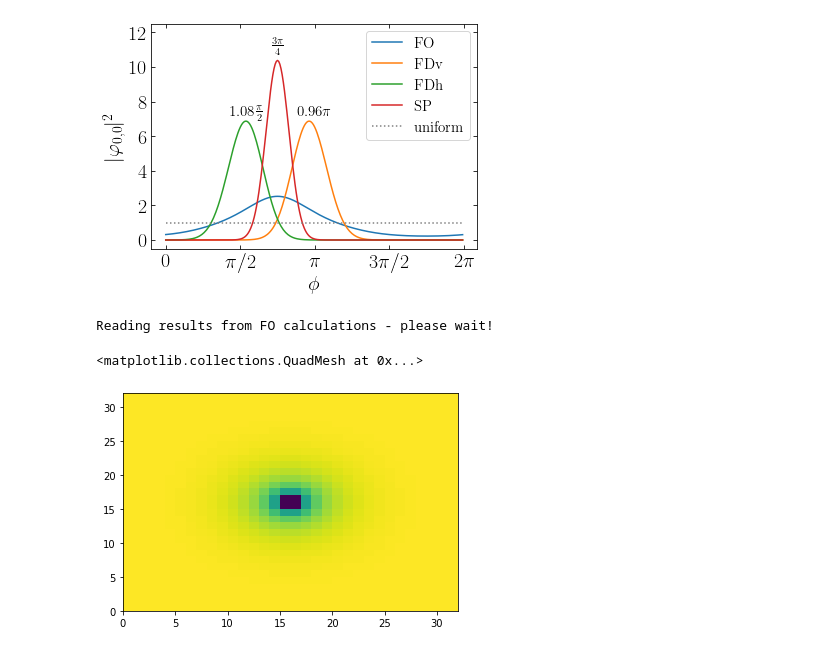
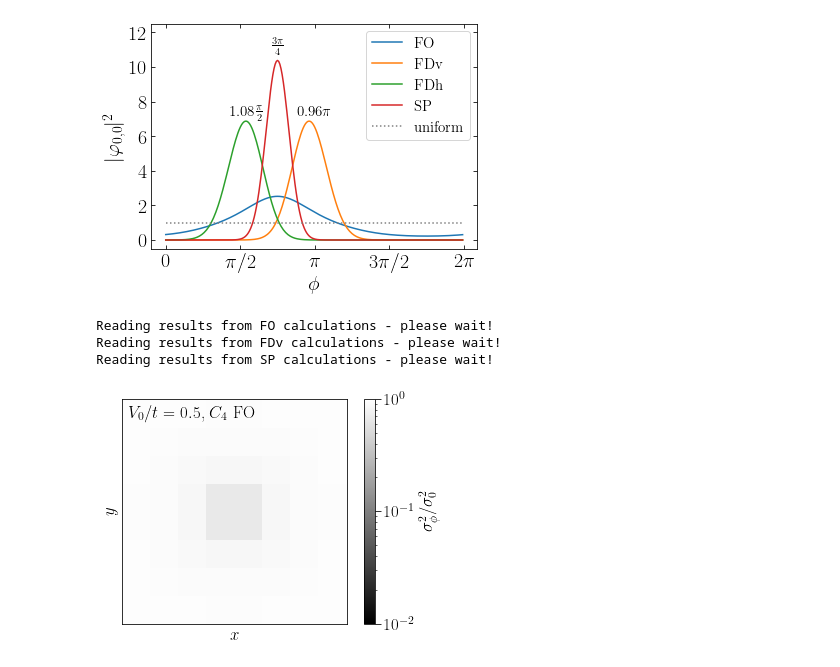
Before and after one commit to Progklui/rotor_lattice_models, a Jupyter notebook: phase_characterizations.ipynb, the cells around one changed output. Saved outputs shown, nothing was run; the diff lists cells and outputs as text; code cells hidden in the pictures.

```diff
--- a/phase_characterizations.ipynb
+++ b/phase_characterizations.ipynb
@@ -679,21 +679,34 @@ def get_psi_properties(file_path, check_size, check_sym):
 FO Results
 '''
 check_size = '_B_1.0_Mx_32_My_32_qx_0_qy_0'
-check_sym = 'tx_100.0_ty_100.0_V0_25_'
+check_sym = 'tx_100.0_ty_100.0_V0_100_'
 file_path = 'results/phase_diagram/fo/'
 
 print('Reading results from FO calculations - please wait!')
-V_0_arr, E_arr, B_arr, V_arr, Tx_arr, Ty_arr, psi_fdv, params_fdv = get_psi_properties(file_path, check_size, check_sym)
+V_0_arr_fo, E_arr_fo, B_arr_fo, V_arr_fo, Tx_arr_fo, Ty_arr_fo, psi_fo, params_fo = get_psi_properties(file_path, check_size, check_sym)
 
 
 '''
 FDv Results
 '''
-check_size = '_B_1.0_Mx_32_My_32_qx_0_qy_0'
-check_sym = 'tx_100.0_ty_100.0_V0_25_'
+check_size = '_B_1.0_Mx_4_My_256_qx_0_qy_0'
+check_sym = 'tx_100.0_ty_100.0_V0_110_'
 file_path = 'results/phase_diagram/fdv/'
 
-print('Reading results from FO calculations - please wait!')
-V_0_arr, E_arr, B_arr, V_arr, Tx_arr, Ty_arr, psi_fdv, params_fdv = get_psi_properties(file_path, check_size, check_sym)
+print('Reading results from FDv calculations - please wait!')
+V_0_arr_fdv, E_arr_fdv, B_arr_fdv, V_arr_fdv, Tx_arr_fdv, Ty_arr_fdv, psi_fdv, params_fdv = get_psi_properties(file_path, check_size, check_sym)
+
+
+'''
+SP Results
+'''
+check_size = '_B_1.0_Mx_8_My_8_qx_0_qy_0'
+check_sym = 'tx_100.0_ty_100.0_V0_290_'
+file_path = 'results/phase_diagram/sp/'
+
+print('Reading results from SP calculations - please wait!')
+V_0_arr_sp, E_arr_sp, B_arr_sp, V_arr_sp, Tx_arr_sp, Ty_arr_sp, psi_sp, params_sp = get_psi_properties(file_path, check_size, check_sym)
 # %% [output]
 Reading results from FO calculations - please wait!
+Reading results from FDv calculations - please wait!
+Reading results from SP calculations - please wait!
@@ -705,5 +713,11 @@ pol_size = size_object.calc_polaron_size(psi, '1')
-# %%
-plt.pcolormesh(pol_size)
-# %% [output]
-<matplotlib.collections.QuadMesh at 0x...>
-[figure, removed]
+# %%
+import class_mass_size as mass_size
+
+size_object_fo = mass_size.polaron_size(params=params_fo)
+pol_size_fo = size_object_fo.calc_polaron_size(psi_fo, '1')
+
+size_object_fdv = mass_size.polaron_size(params=params_fdv)
+pol_size_fdv = size_object_fdv.calc_polaron_size(psi_fdv, '1')
+
+size_object_sp = mass_size.polaron_size(params=params_sp)
+pol_size_sp = size_object_sp.calc_polaron_size(psi_sp, '1')
@@ -709,0 +726,38 @@ plt.pcolormesh(pol_size)
+# %%
+X, Y = np.meshgrid(np.arange(-4,5,1), np.arange(-4,5,1))
+
+A = 6
+plt.rc('figure', figsize=[46.82 * .5**(.5 * A), 33.11 * .5**(.5 * A)])
+plt.rc('text', usetex=True)
+plt.rc('font', family='serif')
+font_size = 17
+
+fig, ax = plt.subplots(figsize=[46.82 * .5**(.5 * A), 33.11 * .5**(.5 * A)]) #, subplot_kw={"projection": "3d"})
+ax.set_aspect("equal")
+
+#plt.title(r'FO, $B=0.5\cdot 10^{-2}t$', fontsize=font_size)
+
+pc = plt.pcolor(X, Y, pol_size_fo[12:20,12:20], cmap='gist_gray', norm=matplotlib.colors.LogNorm(vmin=0.01, vmax=1))
+
+cbar = fig.colorbar(pc) #, orientation="horizontal", pad=0.2)
+cbar.ax.tick_params(length=6, labelsize=font_size)
+cbar.set_label(label=r'$\sigma^2_{\phi}/\sigma^2_0$', size=font_size)
+cbar.solids.set_rasterized(True)
+pc.set_edgecolor('face')
+
+ax.annotate(r'$V_0/t=0.5$, $C_4$ FO', xy=(0.2, -0.1), xytext=(-3.8, 3.3), fontsize=17, color='black')
+
+plt.xlabel(r'$x$', fontsize=font_size)
+plt.ylabel(r'$y$', fontsize=font_size)
+
+plt.xticks([],[])
+plt.yticks([],[])
+
+plt.tick_params(axis='x', direction='in', length=4, top=True)
+plt.tick_params(axis='y', direction='in', length=4, right=True)
+plt.tick_params(which='minor', axis='x', direction='in', top=True)
+plt.tick_params(which='minor', axis='y', direction='in', right=True)
+
+plt.savefig('results/configurations/pol_size/pol_size_fo.svg')
+# %% [output]
+[figure, added]
```
Also changed, not shown: parts of 5 cells of this notebook, 2 other files.
